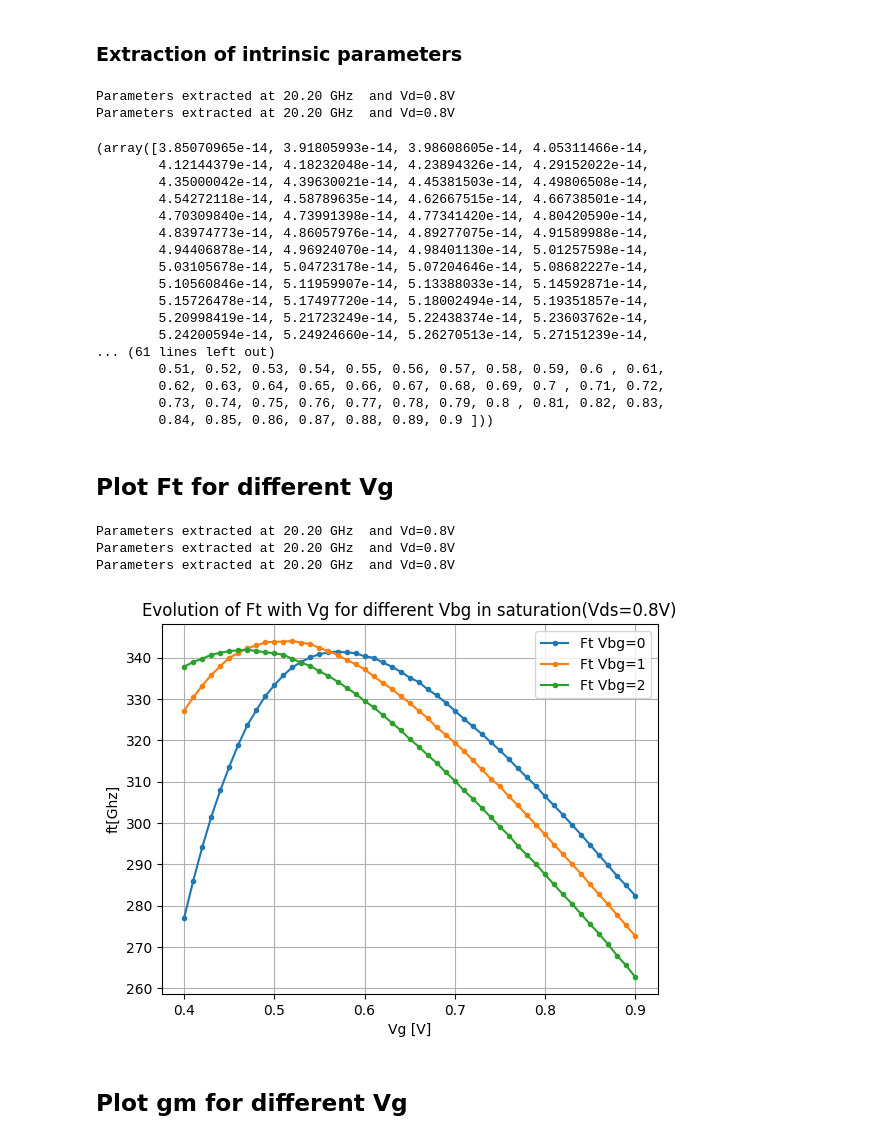
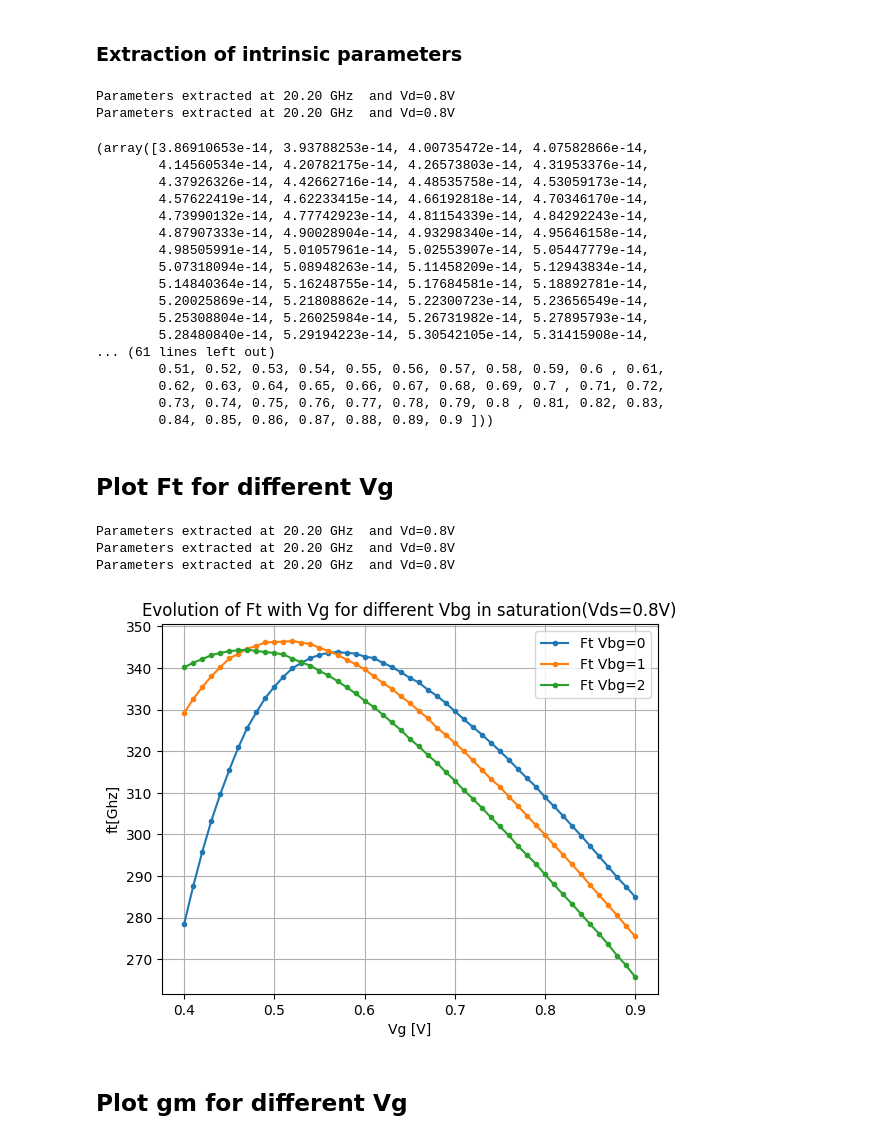
Before and after one commit to nonoswagman/LELEC2541, a Jupyter notebook: ExtractParameters.ipynb, the cells around one changed output. Drawn from its saved outputs; the diff is of its cells as text; code cells hidden in the pictures.

```diff
--- a/ExtractParameters.ipynb
+++ b/ExtractParameters.ipynb
@@ -100,0 +103,32 @@ vd, id = IVcurve(file1, 0, 0, 1, 'Vg', 'Vd', 'Id', 'Id vs Vd')
+# %%
+### Pourquoi pas ln ??
+Vth_file="../Data/1M/data_MPW2230_Die1_20200708/Die1_SLVTL20_Wfp5_Nf32_vbg_0V_idvg_sat_800m.mdm"
+def extract_vth( file_name,measurement_index, id_index , vg_index,plot=False):
+    data,info=mdm_reader_index(file_name,measurement_index)
+    measurement=data[0]
+
+
+    vd= info[0].split()[-1]
+
+    vg = [column[vg_index] for column in measurement]
+    id = [column[id_index] for column in measurement]
+
+
+    deriv_1=np.gradient(id,0.01)
+
+    deriv_2=np.gradient(deriv_1,0.01)
+    indice_max=np.argmax(deriv_2)
+
+    if plot==True:
+
+        plt.plot(vg, deriv_1 , linestyle='-',label="d(Id)/d(Vg)")
+        plt.plot(vg, deriv_2 , linestyle='-',label="d(Id)^2/d(Vg)^2")
+        plt.xlabel('Vg[V]')
+
+        plt.axvline(x=vg[indice_max], color='r', linestyle='--',label="Vth")
+        plt.grid(True)
+        plt.legend()
+        plt.show()
+    return vg[indice_max]
+Vth=extract_vth( Vth_file,0, 1 , 0,True)
+print("Vth=",Vth)
@@ -404,7 +439,7 @@ def extrinsic_parameters(measurements, open, Vth, plot=False):
     return Rse, Rge, Rde, Cgse, Cdse, Cgde
 
 
-Rse, Rge, Rde, Cgse, Cdse, Cgde = extrinsic_parameters(measurements, open_measurements, 0.29, plot=True)
+Rse, Rge, Rde, Cgse, Cdse, Cgde = extrinsic_parameters(measurements, open_measurements, 0.33, plot=True)
 
 print(Rse)
 print(Rge)
@@ -484,22 +519,22 @@ Cgs, Cds, Cgd, gm, gds, tau,Vg = intrinsic_parameters(file, open_measurements, 0
 
 #print(gm)
 
-intrinsic_parameters(file, open_measurements, 0.29, Rse, Rge, Rde, Cgse, Cdse, Cgde)
+intrinsic_parameters(file, open_measurements, 0.33, Rse, Rge, Rde, Cgse, Cdse, Cgde)
 # %% [output]
 Parameters extracted at 20.20 GHz  and Vd=0.8V
 Parameters extracted at 20.20 GHz  and Vd=0.8V
-(array([3.85070965e-14, 3.91805993e-14, 3.98608605e-14, 4.05311466e-14,
-        4.12144379e-14, 4.18232048e-14, 4.23894326e-14, 4.29152022e-14,
-        4.35000042e-14, 4.39630021e-14, 4.45381503e-14, 4.49806508e-14,
-        4.54272118e-14, 4.58789635e-14, 4.62667515e-14, 4.66738501e-14,
-        4.70309840e-14, 4.73991398e-14, 4.77341420e-14, 4.80420590e-14,
-        4.83974773e-14, 4.86057976e-14, 4.89277075e-14, 4.91589988e-14,
-        4.94406878e-14, 4.96924070e-14, 4.98401130e-14, 5.01257598e-14,
-        5.03105678e-14, 5.04723178e-14, 5.07204646e-14, 5.08682227e-14,
-        5.10560846e-14, 5.11959907e-14, 5.13388033e-14, 5.14592871e-14,
-        5.15726478e-14, 5.17497720e-14, 5.18002494e-14, 5.19351857e-14,
-        5.20998419e-14, 5.21723249e-14, 5.22438374e-14, 5.23603762e-14,
-        5.24200594e-14, 5.24924660e-14, 5.26270513e-14, 5.27151239e-14,
+(array([3.86910653e-14, 3.93788253e-14, 4.00735472e-14, 4.07582866e-14,
+        4.14560534e-14, 4.20782175e-14, 4.26573803e-14, 4.31953376e-14,
+        4.37926326e-14, 4.42662716e-14, 4.48535758e-14, 4.53059173e-14,
+        4.57622419e-14, 4.62233415e-14, 4.66192818e-14, 4.70346170e-14,
+        4.73990132e-14, 4.77742923e-14, 4.81154339e-14, 4.84292243e-14,
+        4.87907333e-14, 4.90028904e-14, 4.93298340e-14, 4.95646158e-14,
+        4.98505991e-14, 5.01057961e-14, 5.02553907e-14, 5.05447779e-14,
+        5.07318094e-14, 5.08948263e-14, 5.11458209e-14, 5.12943834e-14,
+        5.14840364e-14, 5.16248755e-14, 5.17684581e-14, 5.18892781e-14,
+        5.20025869e-14, 5.21808862e-14, 5.22300723e-14, 5.23656549e-14,
+        5.25308804e-14, 5.26025984e-14, 5.26731982e-14, 5.27895793e-14,
+        5.28480840e-14, 5.29194223e-14, 5.30542105e-14, 5.31415908e-14,
 ... (61 lines left out)
         0.51, 0.52, 0.53, 0.54, 0.55, 0.56, 0.57, 0.58, 0.59, 0.6 , 0.61,
         0.62, 0.63, 0.64, 0.65, 0.66, 0.67, 0.68, 0.69, 0.7 , 0.71, 0.72,
@@ -522,29 +557,29 @@ ft, fmax = FoM(Cgs, Cds, Cgd, Rse, Rde, Rge, gm, gds)
 # %%
 Vbg0 = "../Data/1M/data_MPW2230_Die1_20200708/Die1_SLVTL20_Wfp5_Nf32_vbg_0V_Spar_HF_sat_0p8.mdm"
 Vbg1 = "../Data/1M/data_MPW2230_Die1_20200708/Die1_SLVTL20_Wfp5_Nf32_vbg_1V_Spar_HF_sat_0p8.mdm"
 Vbg2 = "../Data/1M/data_MPW2230_Die1_20200708/Die1_SLVTL20_Wfp5_Nf32_vbg_2V_Spar_HF_sat_0p8.mdm"
-Cgs0, Cds0, Cgd0, gm0, gds0, tau0,Vg = intrinsic_parameters(Vbg0, open_measurements, 0.29, Rse, Rge, Rde, Cgse, Cdse, Cgde)
+Cgs0, Cds0, Cgd0, gm0, gds0, tau0,Vg = intrinsic_parameters(Vbg0, open_measurements, 0.33, Rse, Rge, Rde, Cgse, Cdse, Cgde)
 ft0, fmax = FoM(Cgs0, Cds0, Cgd0, Rse, Rde, Rge, gm0, gds0)
-Cgs1, Cds1, Cgd1, gm1, gds1, tau1,Vg1 = intrinsic_parameters(Vbg1, open_measurements, 0.29, Rse, Rge, Rde, Cgse, Cdse, Cgde)
+Cgs1, Cds1, Cgd1, gm1, gds1, tau1,Vg1 = intrinsic_parameters(Vbg1, open_measurements, 0.33, Rse, Rge, Rde, Cgse, Cdse, Cgde)
 ft1, fmax = FoM(Cgs1, Cds1, Cgd1, Rse, Rde, Rge, gm1, gds1)
-Cgs2, Cds2, Cgd2, gm2, gds2, tau2,Vg2 = intrinsic_parameters(Vbg2, open_measurements, 0.29, Rse, Rge, Rde, Cgse, Cdse, Cgde)
+Cgs2, Cds2, Cgd2, gm2, gds2, tau2,Vg2 = intrinsic_parameters(Vbg2, open_measurements, 0.33, Rse, Rge, Rde, Cgse, Cdse, Cgde)
 ft2, fmax = FoM(Cgs2, Cds2, Cgd2, Rse, Rde, Rge, gm2, gds2)
 plt.plot(Vg, ft0*10**-9, ".-",label='Ft Vbg=0')
 plt.plot(Vg, ft1*10**-9,".-",label='Ft Vbg=1')
 plt.plot(Vg, ft2*10**-9,".-", label='Ft Vbg=2')
 plt.grid()
 
 plt.title("Evolution of Ft with Vg for different Vbg in saturation(Vds=0.8V)")
 plt.legend()
 
 plt.xlabel("Vg [V]")
 plt.ylabel("ft[Ghz]")
 plt.show()
 # %% [output]
 Parameters extracted at 20.20 GHz  and Vd=0.8V
 Parameters extracted at 20.20 GHz  and Vd=0.8V
 Parameters extracted at 20.20 GHz  and Vd=0.8V
-[figure, old version]
+[figure, new version]
 # %% [markdown]
 ## Plot gm for different Vg
 # %%
```
Also changed, not shown: parts of 7 cells of this notebook, 1 other file.
